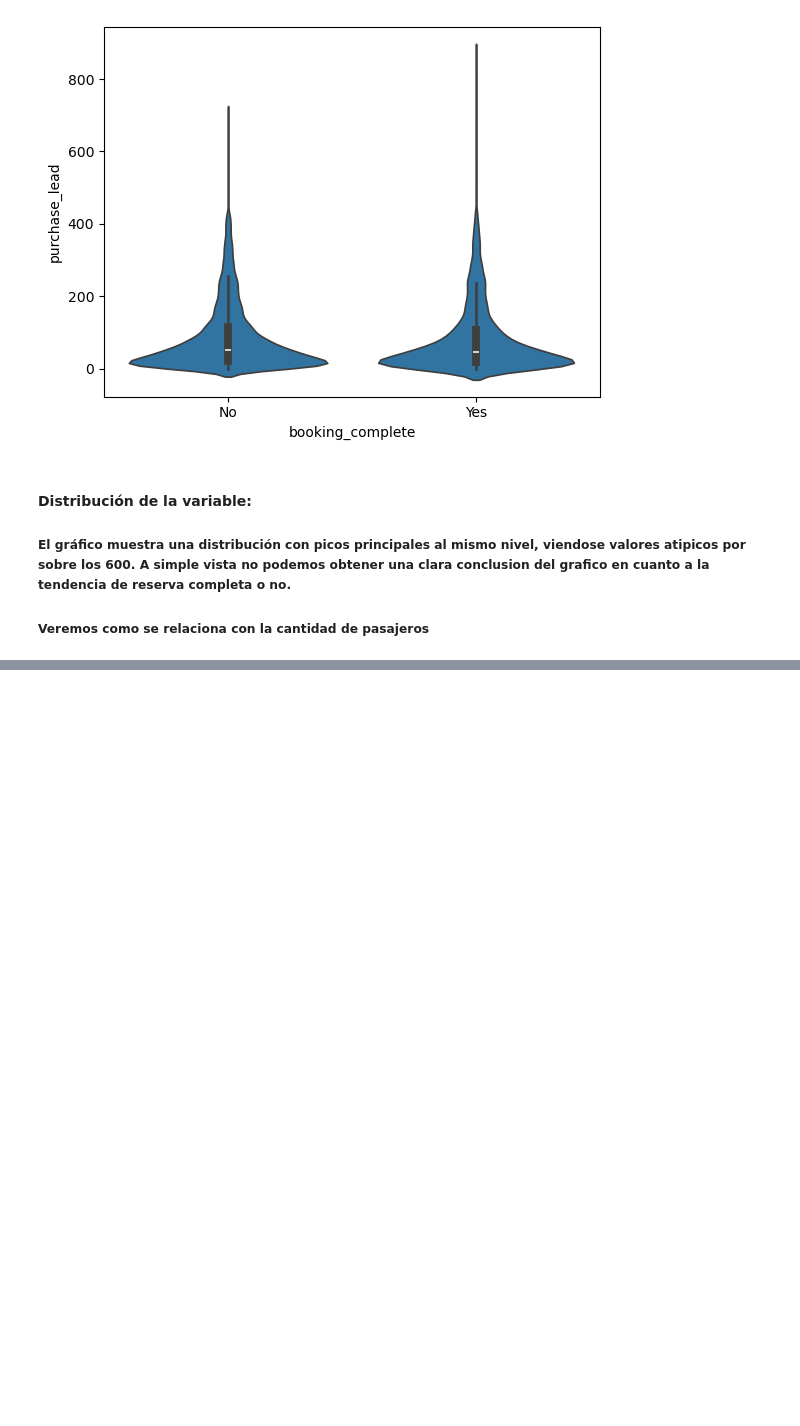
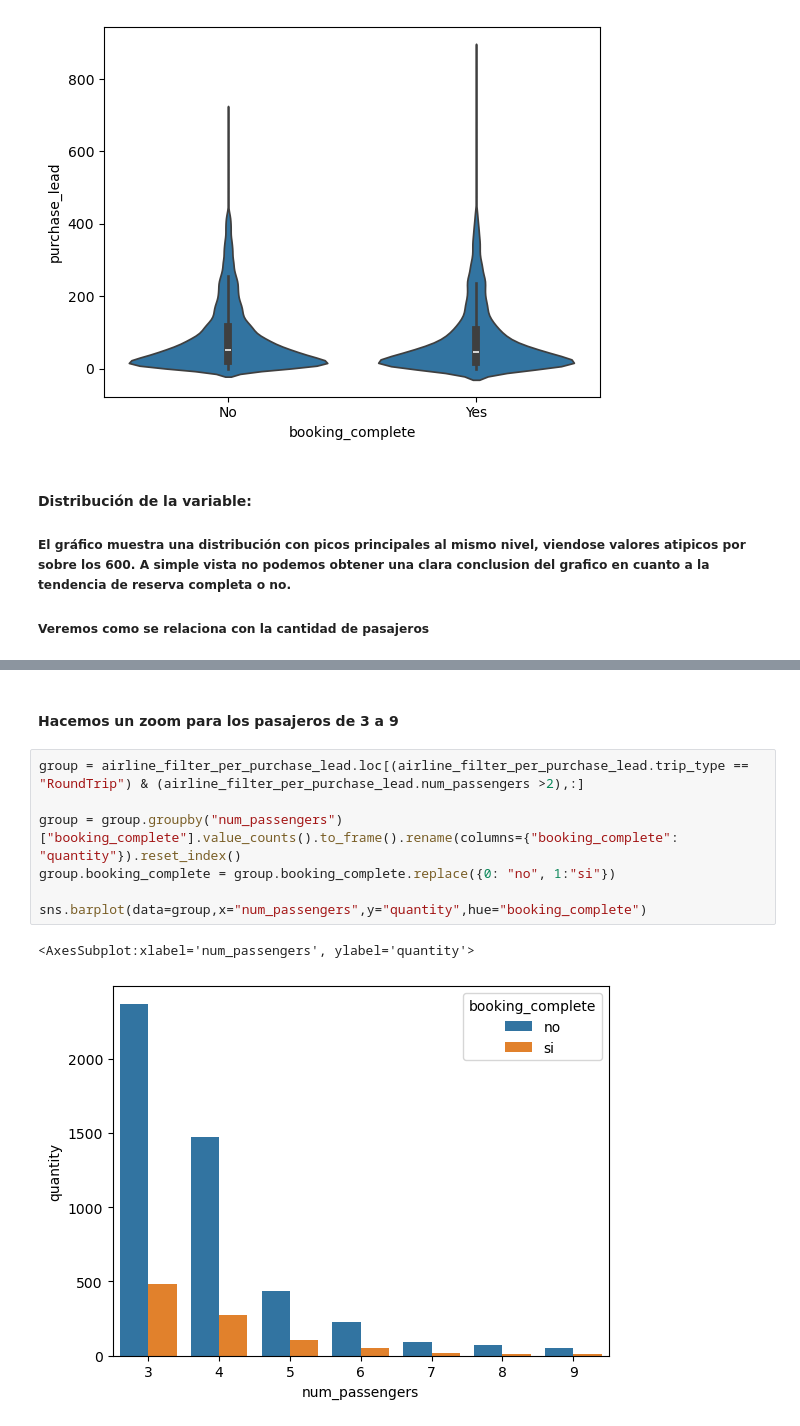
Before and after one commit to CrissRMFI/TP---ORGA, a Jupyter notebook: 01Analisis_airline.ipynb, the cells around one changed output, grey strips where cells are left out. Cells and saved outputs as stored; diff of their text form; blank space fills up the shorter version.

```diff
--- a/01Analisis_airline.ipynb
+++ b/01Analisis_airline.ipynb
@@ -370,0 +295,12 @@ airline.loc[airline.booking_complete == 1,"route"].value_counts().head(15).reset
+# %% [markdown]
+#### Hacemos un zoom para los pasajeros de 3 a 9
+# %%
+group = airline_filter_per_purchase_lead.loc[(airline_filter_per_purchase_lead.trip_type == "RoundTrip") & (airline_filter_per_purchase_lead.num_passengers >2),:]
+
+group = group.groupby("num_passengers")["booking_complete"].value_counts().to_frame().rename(columns={"booking_complete": "quantity"}).reset_index()
+group.booking_complete = group.booking_complete.replace({0: "no", 1:"si"})
+
+sns.barplot(data=group,x="num_passengers",y="quantity",hue="booking_complete")
+# %% [output]
+<AxesSubplot:xlabel='num_passengers', ylabel='quantity'>
+[figure, added]
```
Also changed, not shown: parts of 44 cells of this notebook.
